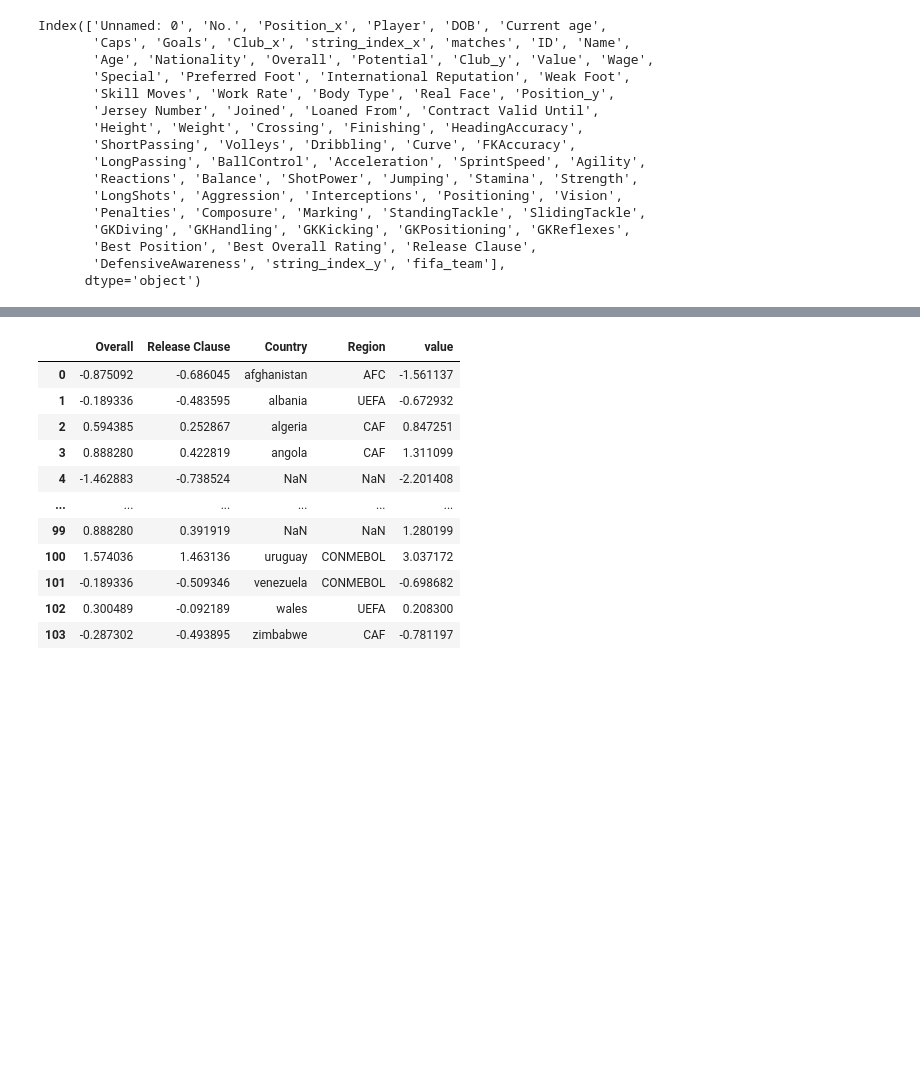
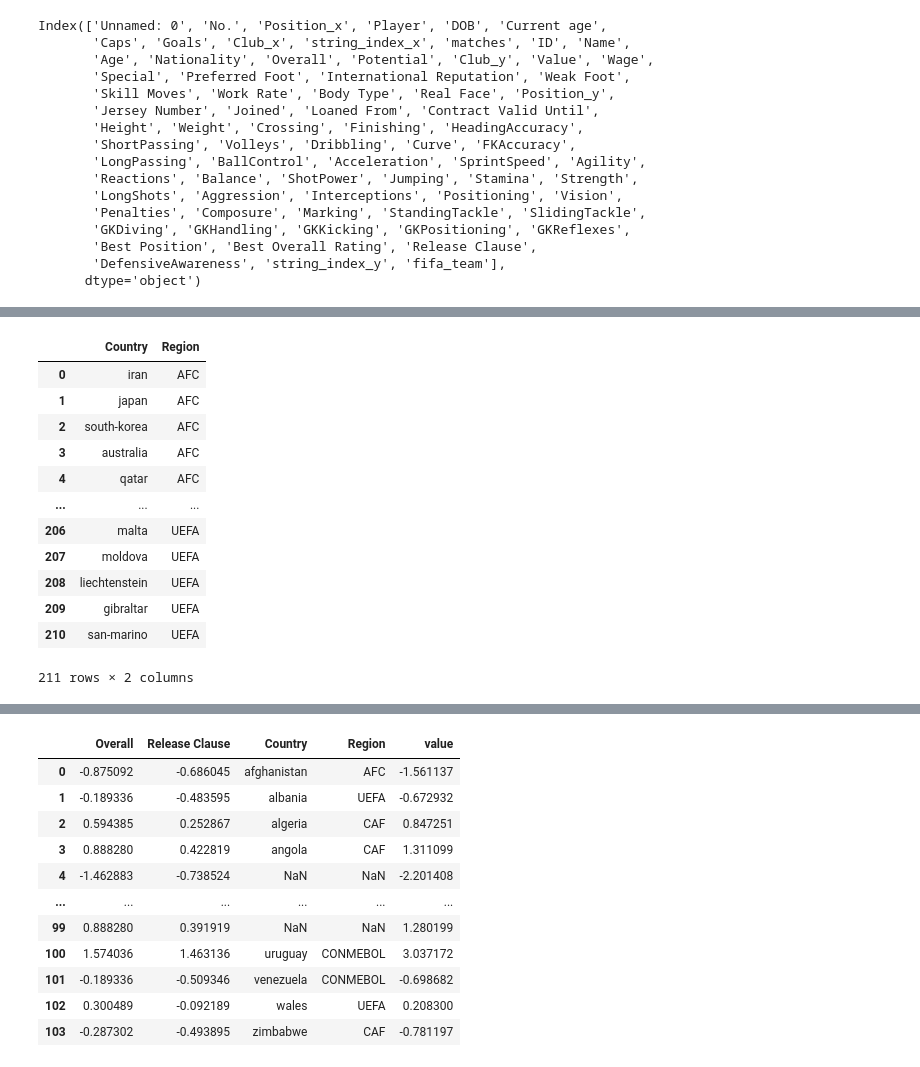
Before and after one commit to kaimashimo/atlassian_datathon_2021, a Jupyter notebook: country_aggregation_for_teams_stats.ipynb, the cells around one changed output, grey strips where cells are left out. Saved outputs shown, nothing was run; the diff lists cells and outputs as text; code cells hidden in the pictures; blank space fills up the shorter version.

```diff
--- a/country_aggregation_for_teams_stats.ipynb
+++ b/country_aggregation_for_teams_stats.ipynb
@@ -113,3 +130,19 @@ regions.Region = regions['Region'].str.replace('UFA','UEFA')
+# %%
+regions
+# %% [output]
+|  | Country | Region |
+| 0 | iran | AFC |
+| 1 | japan | AFC |
+| 2 | south-korea | AFC |
+| 3 | australia | AFC |
+| 4 | qatar | AFC |
+| ... | ... | ... |
+| 206 | malta | UEFA |
+| 207 | moldova | UEFA |
+| 208 | liechtenstein | UEFA |
+| 209 | gibraltar | UEFA |
+| 210 | san-marino | UEFA |
+211 rows × 2 columns
 # %%
 j = agg.merge(regions,how='left',left_on='fifa_team',right_on='Country')
 # %%
```
Also changed, not shown: parts of 9 cells of this notebook.
